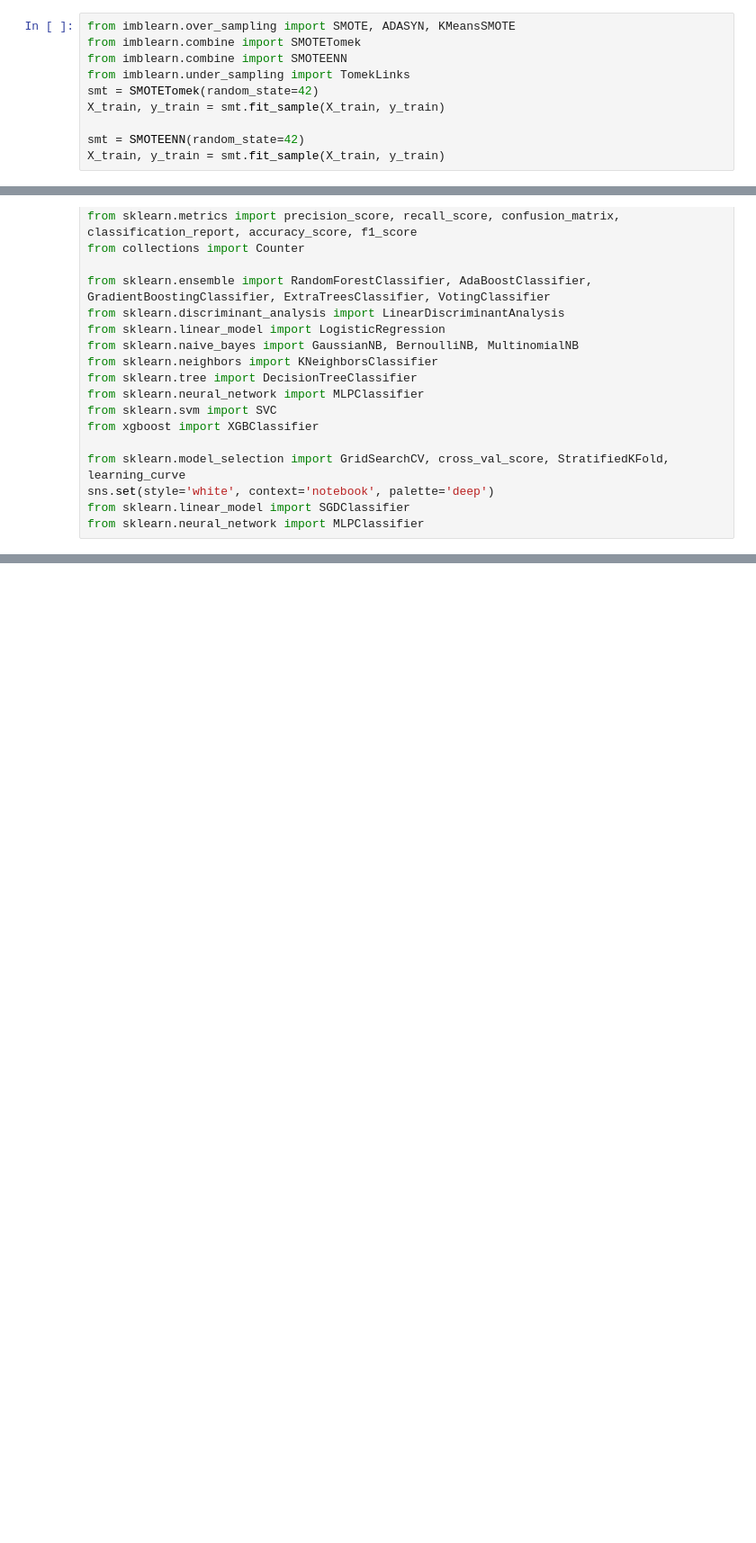
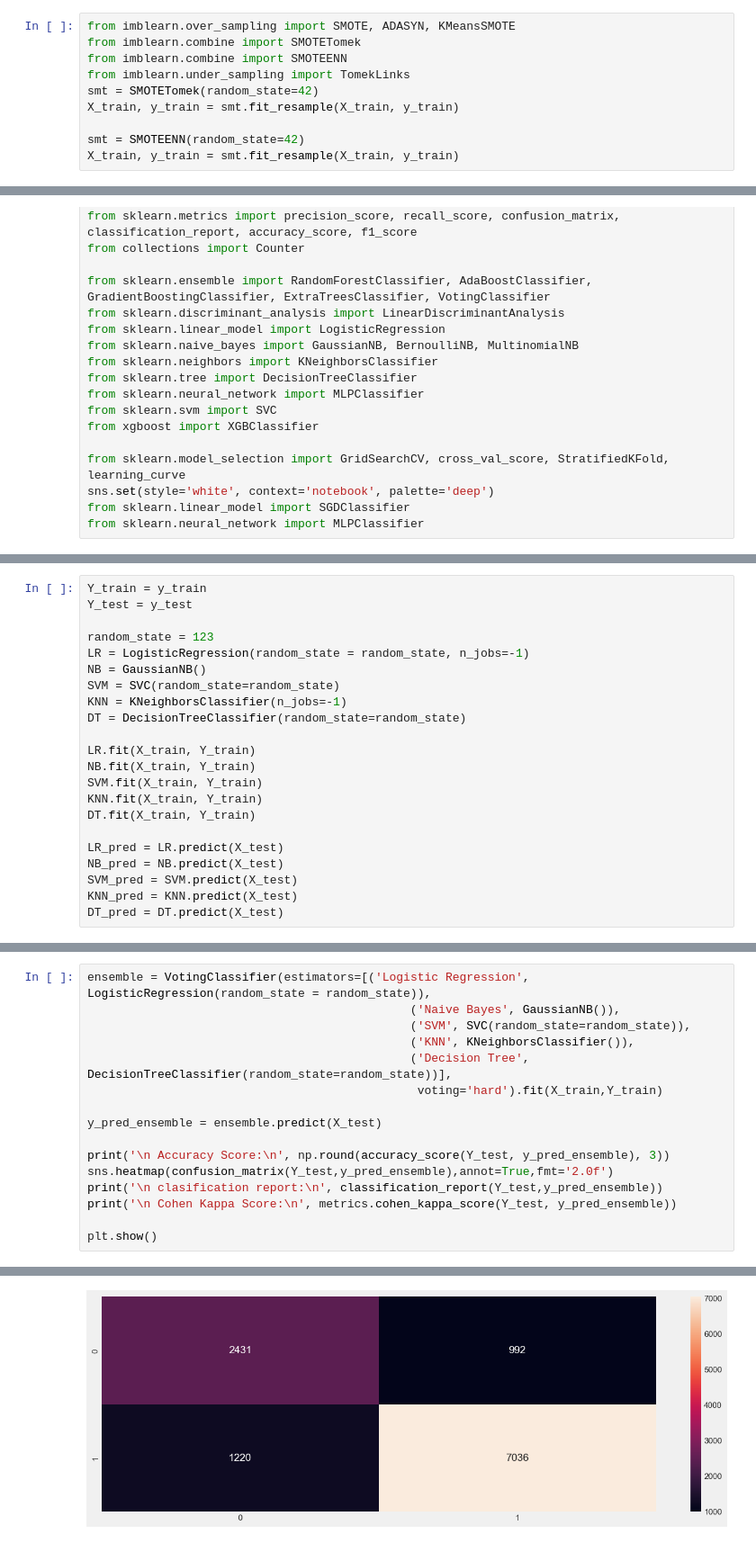
Before and after one commit to Wahaj-Raza/Cognitive-Environmental-Analysis, a Jupyter notebook: Cognitive Environmental Analysis Student Grade Prediction.ipynb, the cells around one changed output, grey strips where cells are left out. Shown at 90% size. Cells and saved outputs as stored; diff of their text form; blank space fills up the shorter version.

Commit message:
work done till before stacking classifier

```diff
--- a/Cognitive Environmental Analysis Student Grade Prediction.ipynb
+++ b/Cognitive Environmental Analysis Student Grade Prediction.ipynb
@@ -399,10 +408,10 @@ from imblearn.combine import SMOTETomek
 from imblearn.combine import SMOTEENN
 from imblearn.under_sampling import TomekLinks
 smt = SMOTETomek(random_state=42)
-X_train, y_train = smt.fit_sample(X_train, y_train)
+X_train, y_train = smt.fit_resample(X_train, y_train)
 
 smt = SMOTEENN(random_state=42)
-X_train, y_train = smt.fit_sample(X_train, y_train)
+X_train, y_train = smt.fit_resample(X_train, y_train)
 # %% [markdown]
 ## Modelling
 # %%
@@ -550,0 +636,22 @@ plt.show();
+# %%
+Y_train = y_train
+Y_test = y_test
+
+random_state = 123
+LR = LogisticRegression(random_state = random_state, n_jobs=-1)
+NB = GaussianNB()
+SVM = SVC(random_state=random_state)
+KNN = KNeighborsClassifier(n_jobs=-1)
+DT = DecisionTreeClassifier(random_state=random_state)
+
+LR.fit(X_train, Y_train)
+NB.fit(X_train, Y_train)
+SVM.fit(X_train, Y_train)
+KNN.fit(X_train, Y_train)
+DT.fit(X_train, Y_train)
+
+LR_pred = LR.predict(X_test)
+NB_pred = NB.predict(X_test)
+SVM_pred = SVM.predict(X_test)
+KNN_pred = KNN.predict(X_test)
+DT_pred = DT.predict(X_test)
@@ -550,0 +701,17 @@ plt.show();
+# %%
+ensemble = VotingClassifier(estimators=[('Logistic Regression', LogisticRegression(random_state = random_state)),
+                                              ('Naive Bayes', GaussianNB()),
+                                              ('SVM', SVC(random_state=random_state)),
+                                              ('KNN', KNeighborsClassifier()),
+                                              ('Decision Tree', DecisionTreeClassifier(random_state=random_state))],
+                                               voting='hard').fit(X_train,Y_train)
+
+y_pred_ensemble = ensemble.predict(X_test)
+
+print('\n Accuracy Score:\n', np.round(accuracy_score(Y_test, y_pred_ensemble), 3))
+sns.heatmap(confusion_matrix(Y_test,y_pred_ensemble),annot=True,fmt='2.0f')
+print('\n clasification report:\n', classification_report(Y_test,y_pred_ensemble))
+print('\n Cohen Kappa Score:\n', metrics.cohen_kappa_score(Y_test, y_pred_ensemble))
+
+plt.show()
+# %% [output]
@@ -550,0 +734 @@ plt.show();
+[figure, added]
```
Also changed, not shown: parts of 20 cells of this notebook, 1 other file.
